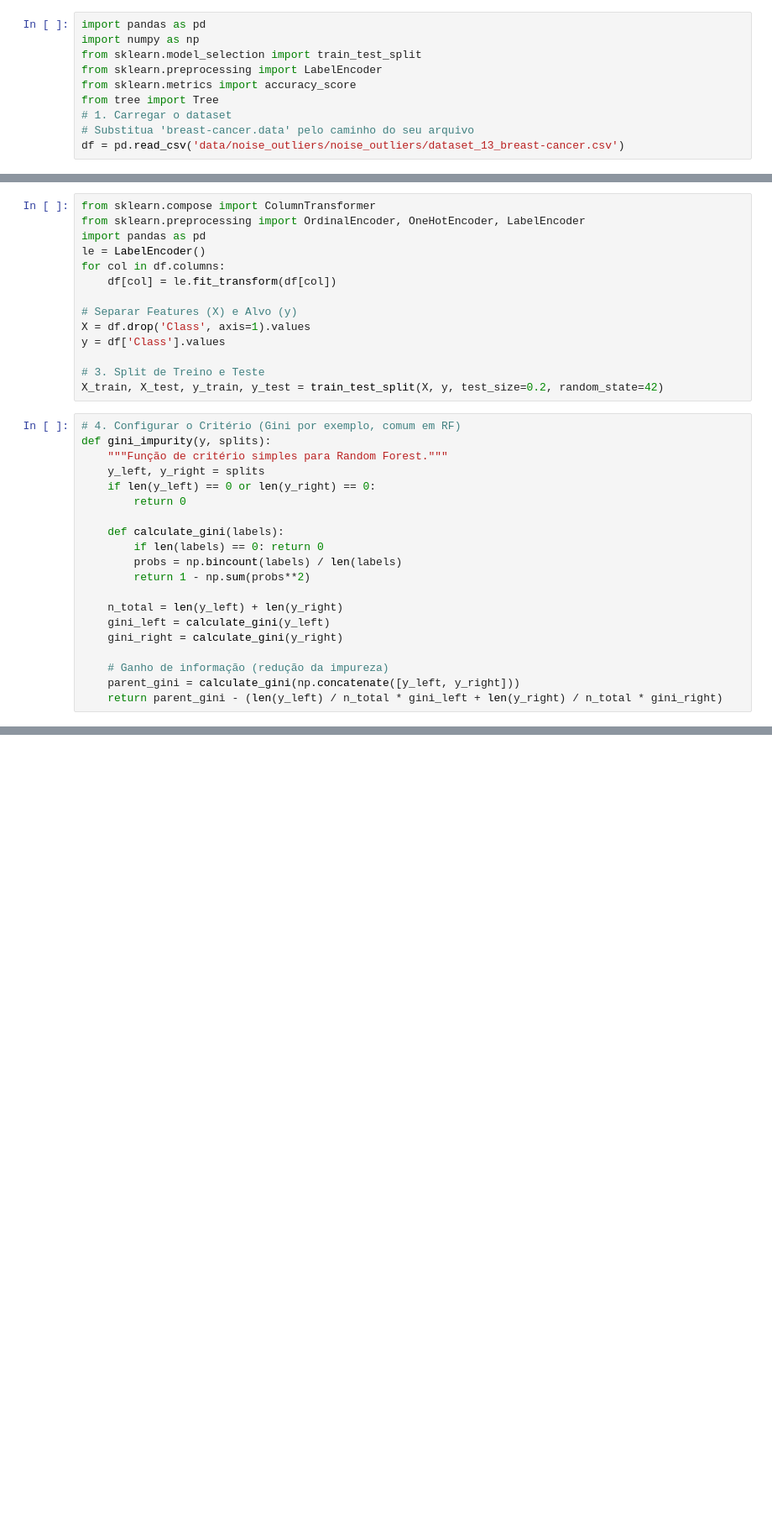
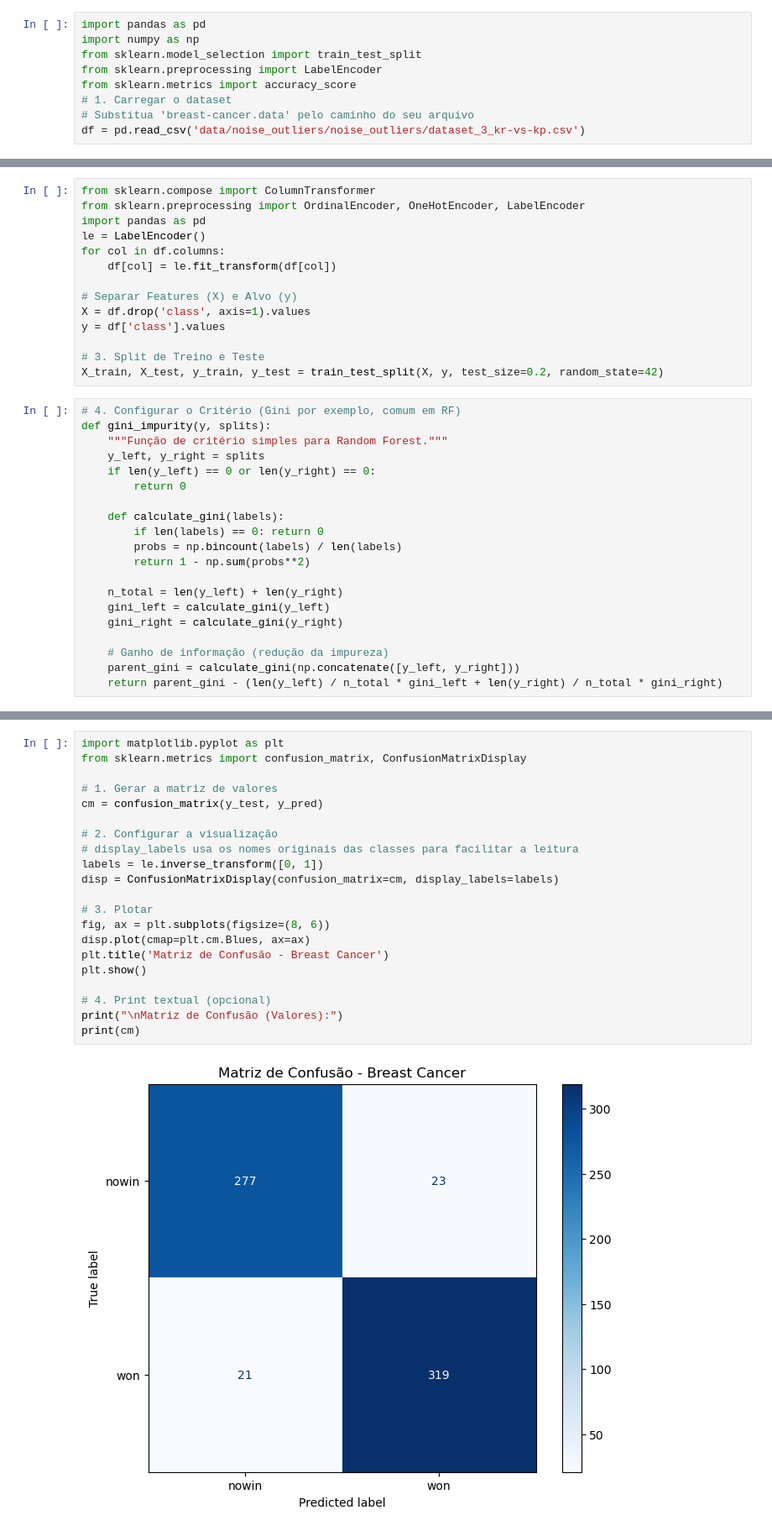
Before and after one commit to amarcos20/projeto_investigacao_AP1, a Jupyter notebook: notebook_experimental.ipynb, the cells around one changed output, grey strips where cells are left out. Shown at 84% size. Saved outputs shown, nothing was run; the diff lists cells and outputs as text; blank space fills up the shorter version.

```diff
--- a/notebook_experimental.ipynb
+++ b/notebook_experimental.ipynb
@@ -4,7 +4,6 @@ import numpy as np
 from sklearn.model_selection import train_test_split
 from sklearn.preprocessing import LabelEncoder
 from sklearn.metrics import accuracy_score
-from tree import Tree
 # 1. Carregar o dataset
 # Substitua 'breast-cancer.data' pelo caminho do seu arquivo
-df = pd.read_csv('data/noise_outliers/noise_outliers/dataset_13_breast-cancer.csv')
+df = pd.read_csv('data/noise_outliers/noise_outliers/dataset_3_kr-vs-kp.csv')
@@ -223,8 +259,8 @@ for col in df.columns:
     df[col] = le.fit_transform(df[col])
 
 # Separar Features (X) e Alvo (y)
-X = df.drop('Class', axis=1).values
-y = df['Class'].values
+X = df.drop('class', axis=1).values
+y = df['class'].values
 
 # 3. Split de Treino e Teste
 X_train, X_test, y_train, y_test = train_test_split(X, y, test_size=0.2, random_state=42)
@@ -266,0 +304,23 @@ IndexError: too many indices for array: array is 1-dimensional, but 2 were index
+# %%
+import matplotlib.pyplot as plt
+from sklearn.metrics import confusion_matrix, ConfusionMatrixDisplay
+
+# 1. Gerar a matriz de valores
+cm = confusion_matrix(y_test, y_pred)
+
+# 2. Configurar a visualização
+# display_labels usa os nomes originais das classes para facilitar a leitura
+labels = le.inverse_transform([0, 1])
+disp = ConfusionMatrixDisplay(confusion_matrix=cm, display_labels=labels)
+
+# 3. Plotar
+fig, ax = plt.subplots(figsize=(8, 6))
+disp.plot(cmap=plt.cm.Blues, ax=ax)
+plt.title('Matriz de Confusão - Breast Cancer')
+plt.show()
+
+# 4. Print textual (opcional)
+print("\nMatriz de Confusão (Valores):")
+print(cm)
+# %% [output]
+[figure, added]
```
Also changed, not shown: parts of 3 cells of this notebook.
